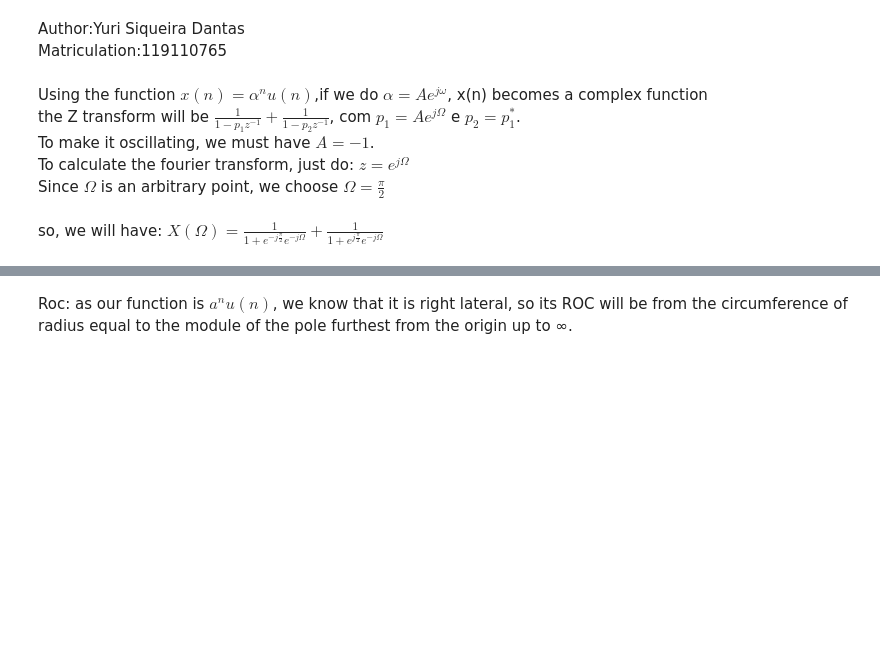
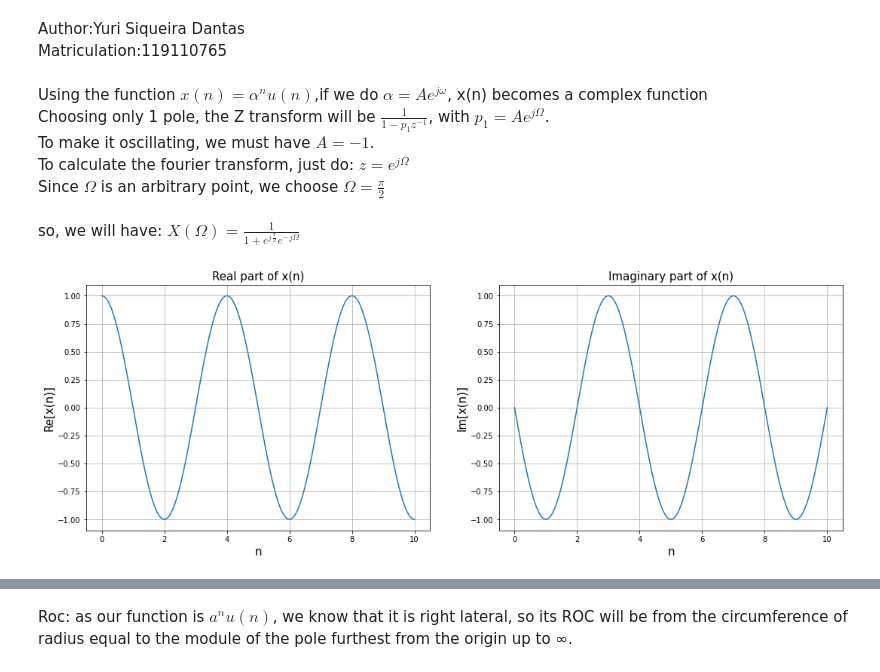
Before and after one commit to YuriDants/Ztransform_exercise, a Jupyter notebook: ZTransform.ipynb, the cells around one changed output, grey strips where cells are left out. Saved outputs shown, nothing was run; the diff lists cells and outputs as text; code cells hidden in the pictures; blank space fills up the shorter version.

```diff
--- a/ZTransform.ipynb
+++ b/ZTransform.ipynb
@@ -16,10 +16,27 @@ import warnings
 warnings.filterwarnings('ignore')
 # %% [markdown]
 Using the function $x(n)=\alpha^nu(n)$,if we do $\alpha = Ae^{j\omega}$, x(n) becomes a complex function <br>
- the Z transform will be $\frac{1}{1 - p_1z^{-1}} + \frac{1}{1 - p_2z^{-1}}$, com $p_1 = Ae^{j\Omega}$ e $p_2 = p_1^*$.
+ Choosing only 1 pole, the Z transform will be $\frac{1}{1 - p_1z^{-1}}$, with $p_1 = Ae^{j\Omega}$.
  <br>To make it oscillating, we must have $A = -1$.
  <br>To calculate the fourier transform, just do: $z = e^{j\Omega}$
 <br> Since $\Omega$ is an arbitrary point, we choose $\Omega = \frac{π}{2}$
-<br><br>so, we will have: $X(\Omega) = \frac{1}{1 +e^{-j\frac{π}{2}}e^{-j\Omega}} + \frac{1}{1 +e^{j\frac{π}{2}}e^{-j\Omega}}$
+<br><br>so, we will have: $X(\Omega) = \frac{1}{1 +e^{j\frac{π}{2}}e^{-j\Omega}}$
+# %%
+n = np.linspace(0,10,1000)
+w = np.pi/2
+x = (-1*np.exp(1j*w))**n
+fig,ax = plt.subplots(1,2,figsize = (18,6))
+ax[0].plot(n,np.real(x))
+ax[0].set_title('Real part of x(n)', fontsize = 15)
+ax[0].set_xlabel('n', fontsize = 15)
+ax[0].set_ylabel('Re[x(n)]', fontsize = 15)
+ax[0].grid(True)
+ax[1].plot(n,np.imag(x))
+ax[1].set_title('Imaginary part of x(n)', fontsize = 15)
+ax[1].set_xlabel('n', fontsize = 15)
+ax[1].set_ylabel('Im[x(n)]', fontsize = 15)
+ax[1].grid(True)
+# %% [output]
+[figure, added]
 # %%
 w = np.linspace(-2*np.pi,2*np.pi, 1024)
```
Also changed, not shown: parts of 3 cells of this notebook.
